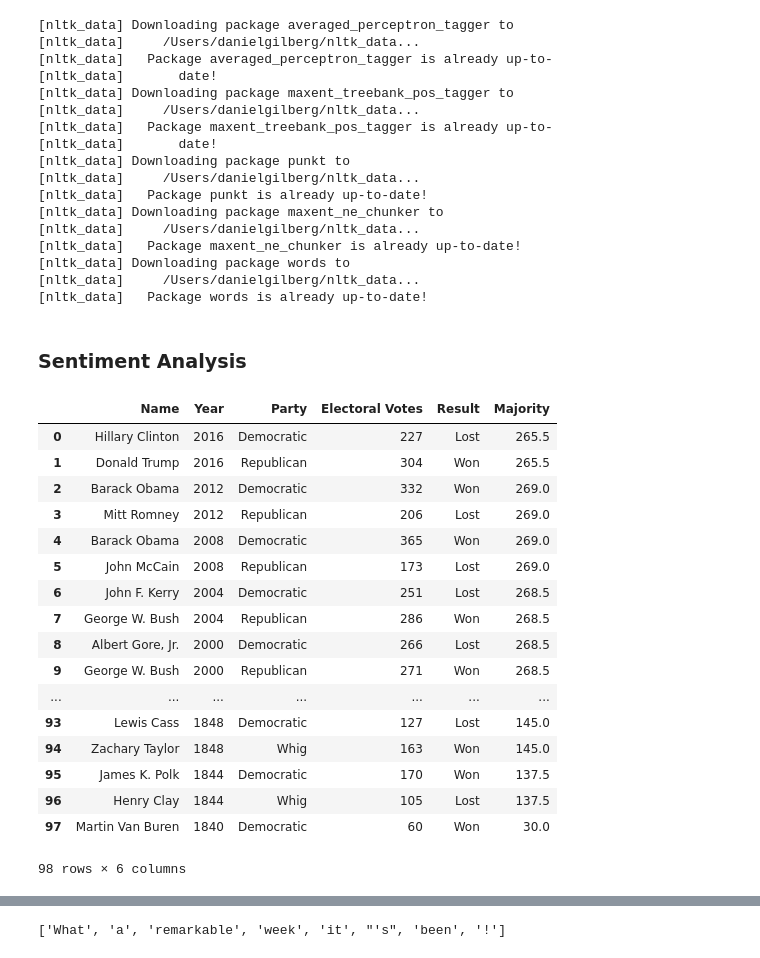
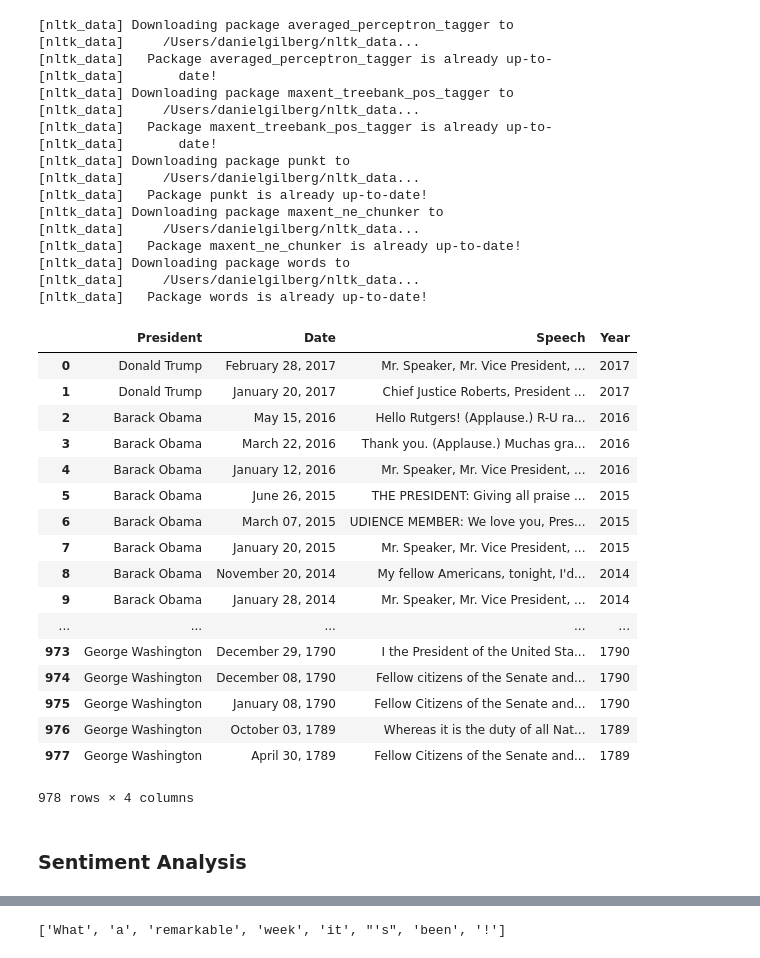
Before and after one commit to dgilbs/presidential_speeches, a Jupyter notebook: data_analysis.ipynb, the cells around one changed output, grey strips where cells are left out. Drawn from its saved outputs; the diff is of its cells as text; code cells hidden in the pictures.

```diff
--- a/data_analysis.ipynb
+++ b/data_analysis.ipynb
@@ -74,6 +76,32 @@ for dl in ["averaged_perceptron_tagger", "maxent_treebank_pos_tagger", "punkt",
 [nltk_data] Downloading package words to
 [nltk_data]     /Users/danielgilberg/nltk_data...
 [nltk_data]   Package words is already up-to-date!
+# %%
+def get_year(date_str):
+    date_arr = date_str.split(", ")
+    return int(date_arr[1])
+# %%
+potus_speeches["Year"] = potus_speeches.apply(lambda row: get_year(row["Date"]), axis=1)
+potus_speeches
+# %% [output]
+|  | President | Date | Speech | Year |
+| 0 | Donald Trump | February 28, 2017 | Mr. Speaker, Mr. Vice President, ... | 2017 |
+| 1 | Donald Trump | January 20, 2017 | Chief Justice Roberts, President ... | 2017 |
+| 2 | Barack Obama | May 15, 2016 | Hello Rutgers! (Applause.) R-U ra... | 2016 |
+| 3 | Barack Obama | March 22, 2016 | Thank you. (Applause.) Muchas gra... | 2016 |
+| 4 | Barack Obama | January 12, 2016 | Mr. Speaker, Mr. Vice President, ... | 2016 |
+| 5 | Barack Obama | June 26, 2015 | THE PRESIDENT: Giving all praise ... | 2015 |
+| 6 | Barack Obama | March 07, 2015 | UDIENCE MEMBER: We love you, Pres... | 2015 |
+| 7 | Barack Obama | January 20, 2015 | Mr. Speaker, Mr. Vice President, ... | 2015 |
+| 8 | Barack Obama | November 20, 2014 | My fellow Americans, tonight, I'd... | 2014 |
+| 9 | Barack Obama | January 28, 2014 | Mr. Speaker, Mr. Vice President, ... | 2014 |
+| ... | ... | ... | ... | ... |
+| 973 | George Washington | December 29, 1790 | I the President of the United Sta... | 1790 |
+| 974 | George Washington | December 08, 1790 | Fellow citizens of the Senate and... | 1790 |
+| 975 | George Washington | January 08, 1790 | Fellow Citizens of the Senate and... | 1790 |
+| 976 | George Washington | October 03, 1789 | Whereas it is the duty of all Nat... | 1789 |
+| 977 | George Washington | April 30, 1789 | Fellow Citizens of the Senate and... | 1789 |
+978 rows × 4 columns
 # %% [markdown]
 ### Sentiment Analysis
 # %%
@@ -96,26 +124,7 @@ year_sums = nominees.groupby("Year", as_index=False).agg({"Electoral Votes": sum
 year_sums["Majority"] = year_sums.apply(lambda row: row["Electoral Votes"]/2, axis=1)
 year_sums = year_sums[["Year", "Majority"]]
 nominees = nominees.merge(year_sums, on="Year")
-nominees
+#nominees
-# %% [output]
-|  | Name | Year | Party | Electoral Votes | Result | Majority |
-| 0 | Hillary Clinton | 2016 | Democratic | 227 | Lost | 265.5 |
-| 1 | Donald Trump | 2016 | Republican | 304 | Won | 265.5 |
-| 2 | Barack Obama | 2012 | Democratic | 332 | Won | 269.0 |
-| 3 | Mitt Romney | 2012 | Republican | 206 | Lost | 269.0 |
-| 4 | Barack Obama | 2008 | Democratic | 365 | Won | 269.0 |
-| 5 | John McCain | 2008 | Republican | 173 | Lost | 269.0 |
-| 6 | John F. Kerry | 2004 | Democratic | 251 | Lost | 268.5 |
-| 7 | George W. Bush | 2004 | Republican | 286 | Won | 268.5 |
-| 8 | Albert Gore, Jr. | 2000 | Democratic | 266 | Lost | 268.5 |
-| 9 | George W. Bush | 2000 | Republican | 271 | Won | 268.5 |
-| ... | ... | ... | ... | ... | ... | ... |
-| 93 | Lewis Cass | 1848 | Democratic | 127 | Lost | 145.0 |
-| 94 | Zachary Taylor | 1848 | Whig | 163 | Won | 145.0 |
-| 95 | James K. Polk | 1844 | Democratic | 170 | Won | 137.5 |
-| 96 | Henry Clay | 1844 | Whig | 105 | Lost | 137.5 |
-| 97 | Martin Van Buren | 1840 | Democratic | 60 | Won | 30.0 |
-98 rows × 6 columns
 # %%
 def win_or_lose(votes, majority):
     if votes>=majority:
```
Also changed, not shown: parts of 28 cells of this notebook, 1 other file.
